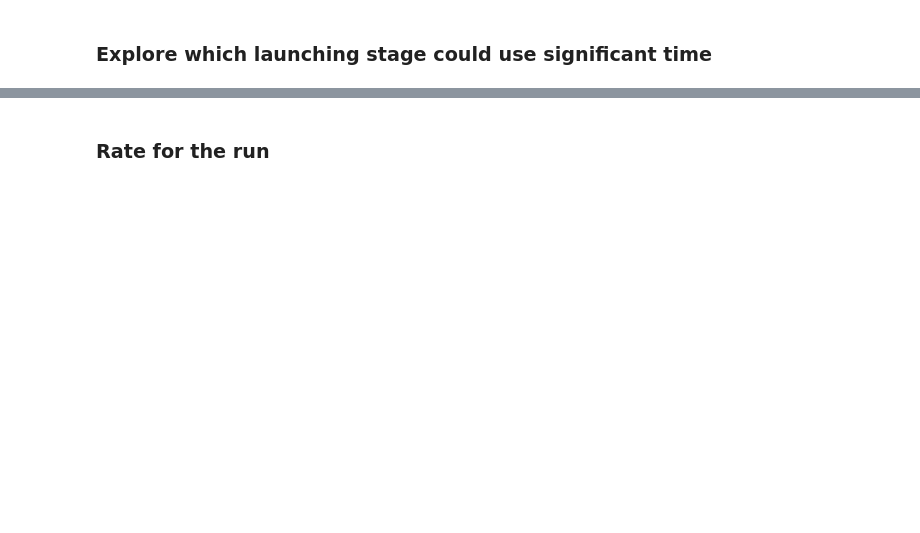
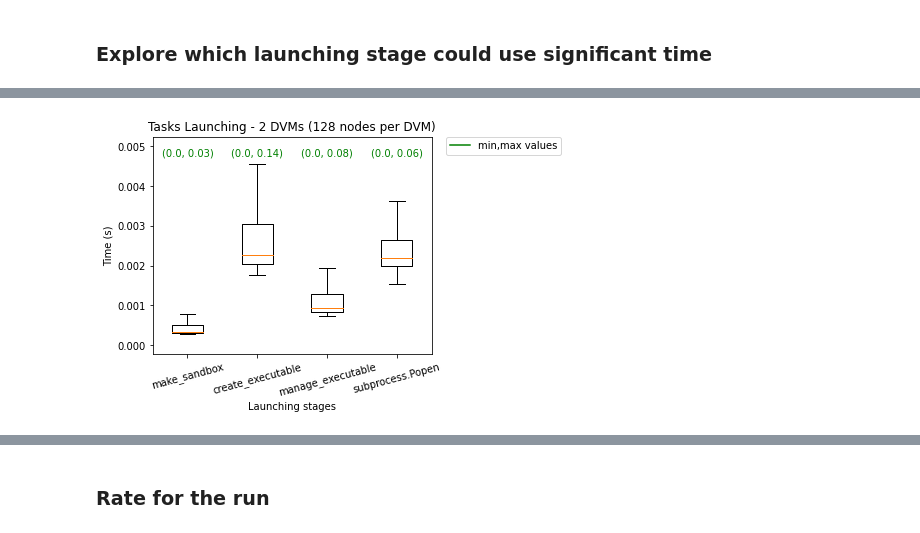
Before and after one commit to radical-experiments/summit_prrte_multi_dvm, a Jupyter notebook: analysis/arch/rp-prrte-multidvm-plots-real-runs.ipynb, the cells around one changed output, grey strips where cells are left out. Cells and saved outputs as stored; diff of their text form; code cells hidden in the pictures; blank space fills up the shorter version.

```diff
--- a/analysis/drafts/rp-prrte-multidvm-plots-real-runs.ipynb
+++ b/analysis/arch/rp-prrte-multidvm-plots-real-runs.ipynb
@@ -168,7 +185,10 @@ plot_launching_durations('%s/rp.session.login3.matitov.019026.0001' % BASE_DIR,
 # %%
 %%capture --no-display
 plot_launching_durations('%s/rp.session.login3.matitov.019026.0002' % BASE_DIR,
-                         'Tasks Launching - 2 DVMs (128 nodes per DVM)')
+                         'Tasks Launching - 2 DVMs (128 nodes per DVM)',
+                         launching_durations_extended)
+# %% [output]
+[figure, added]
 # %%
 %%capture --no-display
 plot_launching_durations('%s/rp.session.login3.matitov.019024.0001' % BASE_DIR,
```
Also changed, not shown: parts of 17 cells of this notebook, 7 other files.
